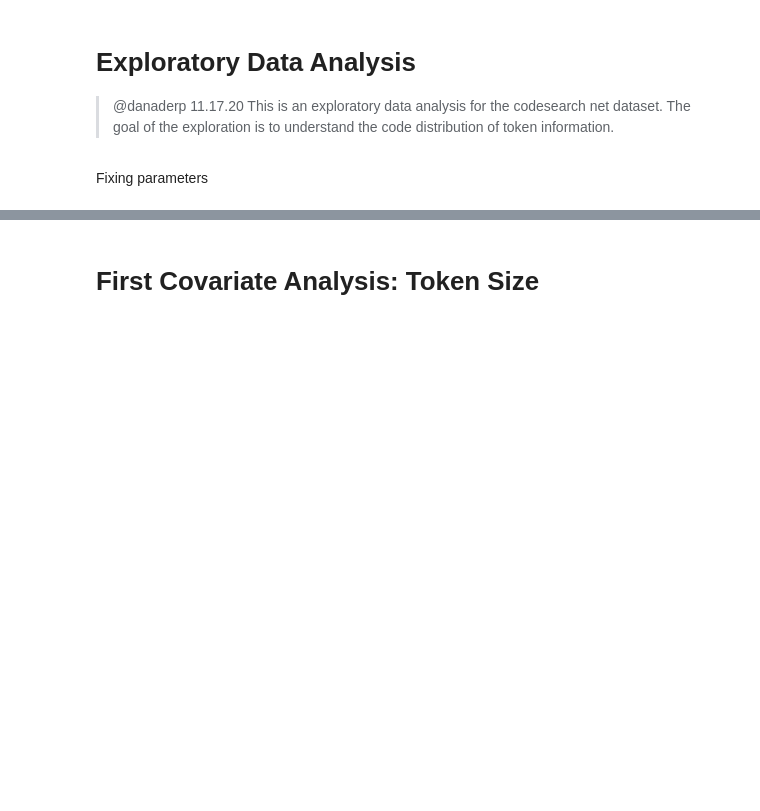
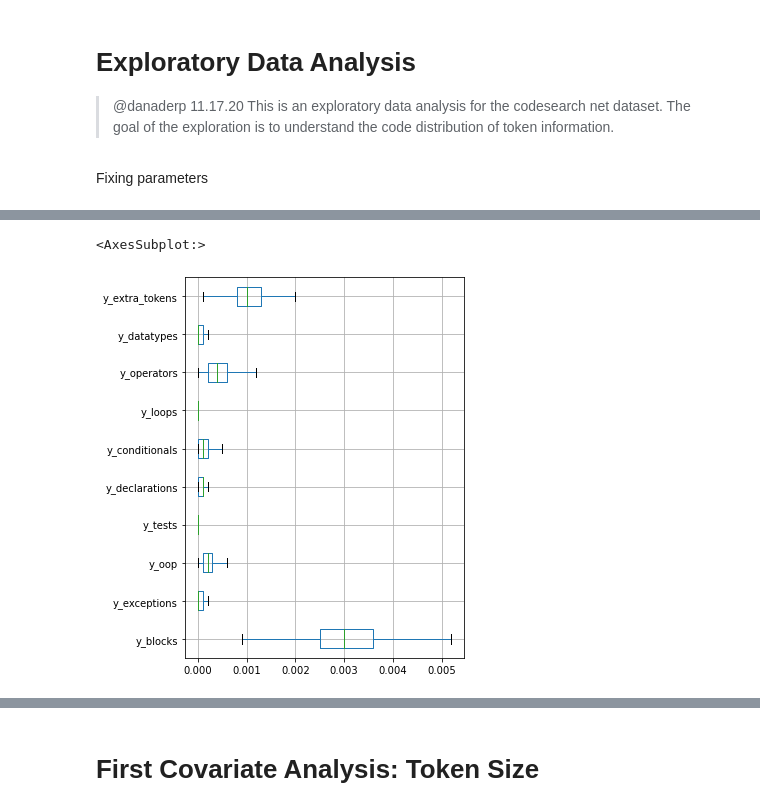
Before and after one commit to ArtificialSoftwareEngineering/InterpretingCodeGeneration, a Jupyter notebook: nbs/00_data.eda.ipynb, the cells around one changed output, grey strips where cells are left out. Drawn from its saved outputs; the diff is of its cells as text; code cells hidden in the pictures; blank space fills up the shorter version.

```diff
--- a/nbs/00_data.eda.ipynb
+++ b/nbs/00_data.eda.ipynb
@@ -98,0 +105,10 @@ code_train = df_train.pop('code')
+# %%
+df_error_tax.boxplot(
+    column=potential_outcomes,
+    showfliers=False,
+    vert=False,
+    figsize=(5,7)
+)
+# %% [output]
+<AxesSubplot:>
+[figure, added]
```
Also changed, not shown: parts of 31 cells of this notebook.
